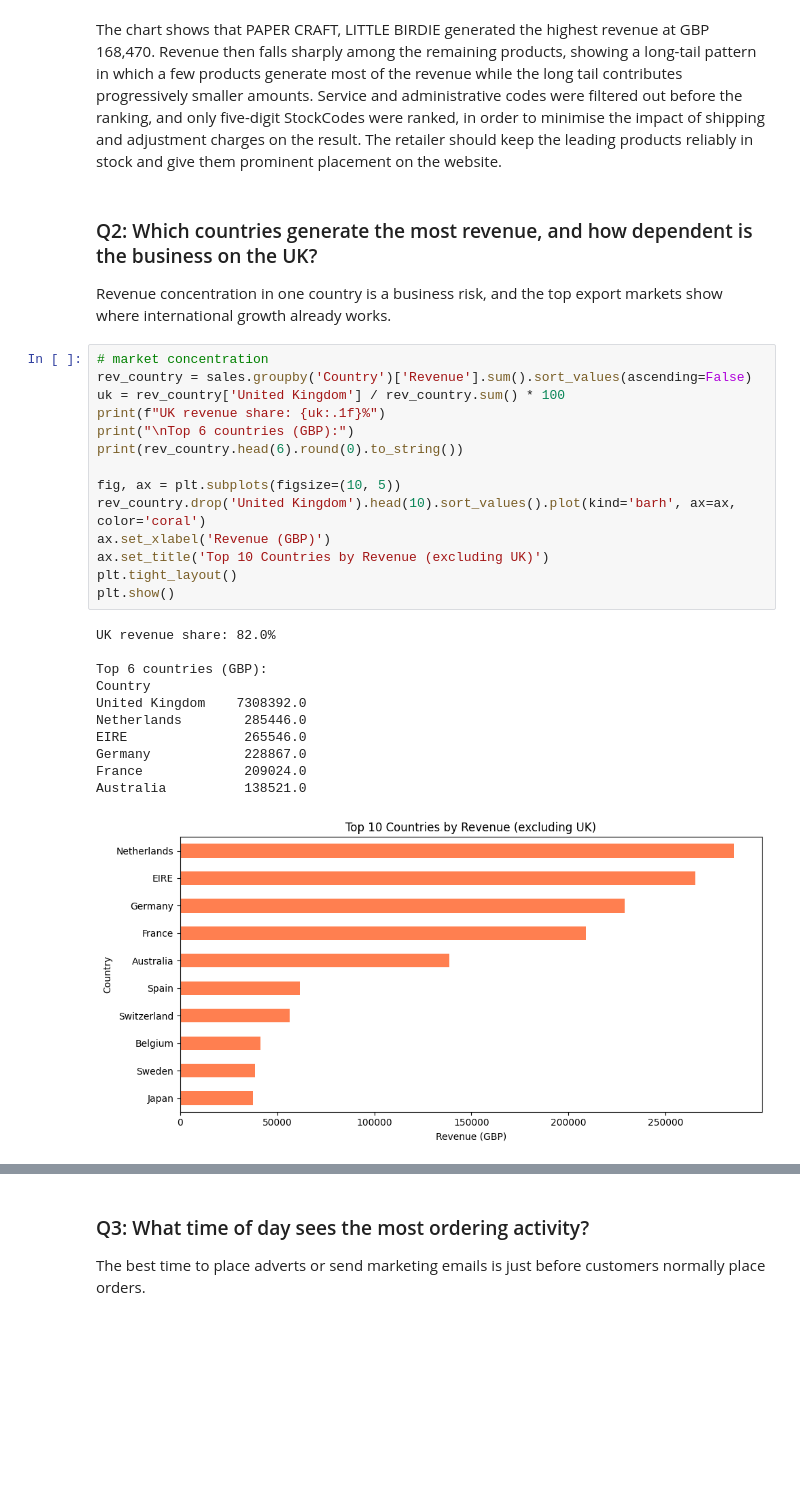
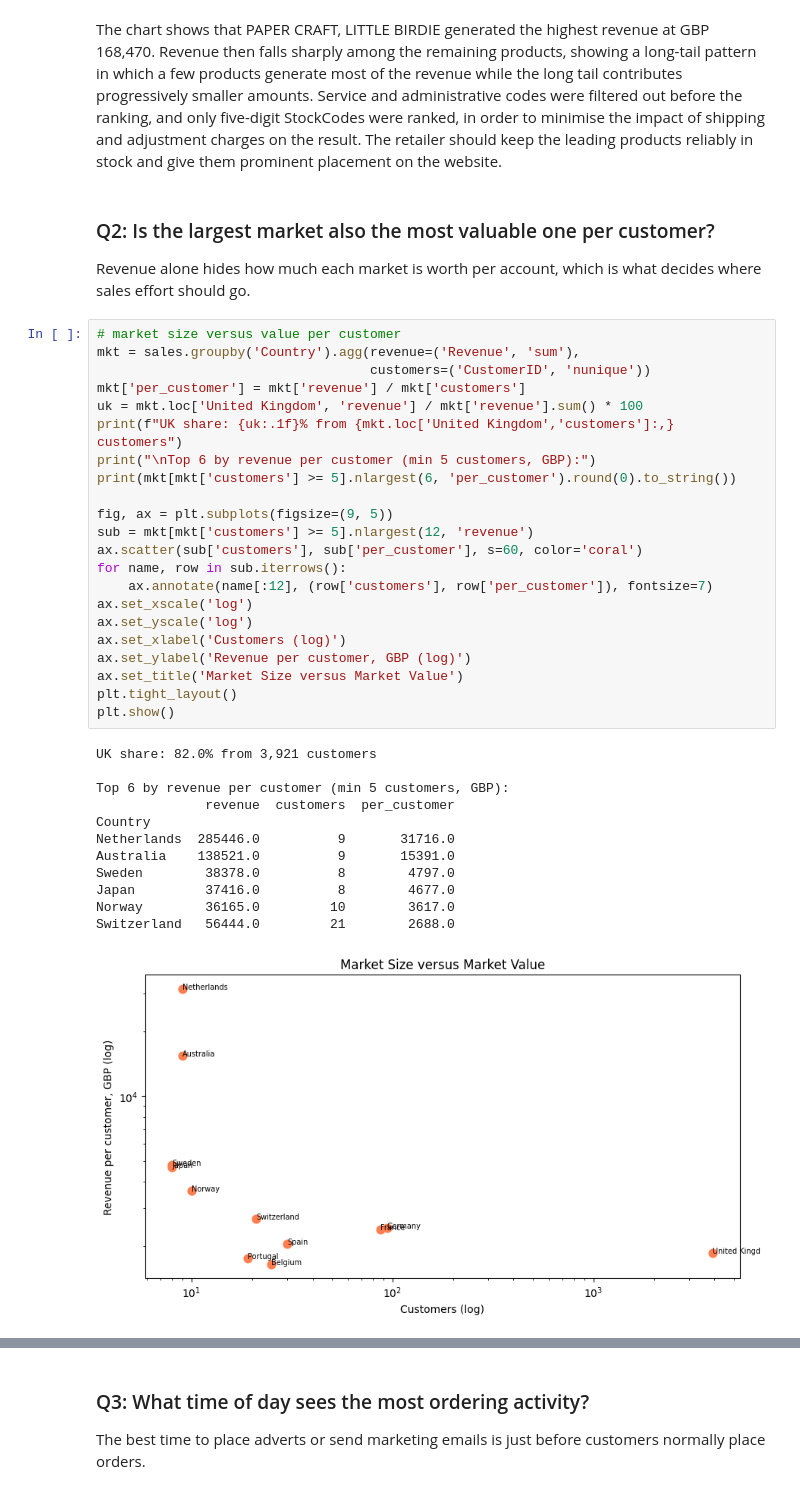
Before and after one commit to sonu2002/M504-AI-Applications-GH1057991, a Jupyter notebook: M504_GH1057991.ipynb, the cells around one changed output, grey strips where cells are left out. Drawn from its saved outputs; the diff is of its cells as text; blank space fills up the shorter version.

```diff
--- a/M504_GH1057991.ipynb
+++ b/M504_GH1057991.ipynb
@@ -164,33 +166,42 @@ MEDIUM CERAMIC TOP STORAGE JAR         81417.0
 # %% [markdown]
 The chart shows that PAPER CRAFT, LITTLE BIRDIE generated the highest revenue at GBP 168,470. Revenue then falls sharply among the remaining products, showing a long-tail pattern in which a few products generate most of the revenue while the long tail contributes progressively smaller amounts. Service and administrative codes were filtered out before the ranking, and only five-digit StockCodes were ranked, in order to minimise the impact of shipping and adjustment charges on the result. The retailer should keep the leading products reliably in stock and give them prominent placement on the website.
 # %% [markdown]
-### Q2: Which countries generate the most revenue, and how dependent is the business on the UK?
+### Q2: Is the largest market also the most valuable one per customer?
 
-Revenue concentration in one country is a business risk, and the top export markets show where international growth already works.
+Revenue alone hides how much each market is worth per account, which is what decides where sales effort should go.
 # %%
-# market concentration
-rev_country = sales.groupby('Country')['Revenue'].sum().sort_values(ascending=False)
-uk = rev_country['United Kingdom'] / rev_country.sum() * 100
-print(f"UK revenue share: {uk:.1f}%")
-print("\nTop 6 countries (GBP):")
-print(rev_country.head(6).round(0).to_string())
+# market size versus value per customer
+mkt = sales.groupby('Country').agg(revenue=('Revenue', 'sum'),
+                                   customers=('CustomerID', 'nunique'))
+mkt['per_customer'] = mkt['revenue'] / mkt['customers']
+uk = mkt.loc['United Kingdom', 'revenue'] / mkt['revenue'].sum() * 100
+print(f"UK share: {uk:.1f}% from {mkt.loc['United Kingdom','customers']:,} customers")
+print("\nTop 6 by revenue per customer (min 5 customers, GBP):")
+print(mkt[mkt['customers'] >= 5].nlargest(6, 'per_customer').round(0).to_string())
 
-fig, ax = plt.subplots(figsize=(10, 5))
-rev_country.drop('United Kingdom').head(10).sort_values().plot(kind='barh', ax=ax, color='coral')
-ax.set_xlabel('Revenue (GBP)')
-ax.set_title('Top 10 Countries by Revenue (excluding UK)')
+fig, ax = plt.subplots(figsize=(9, 5))
+sub = mkt[mkt['customers'] >= 5].nlargest(12, 'revenue')
+ax.scatter(sub['customers'], sub['per_customer'], s=60, color='coral')
+for name, row in sub.iterrows():
+    ax.annotate(name[:12], (row['customers'], row['per_customer']), fontsize=7)
+ax.set_xscale('log')
+ax.set_yscale('log')
+ax.set_xlabel('Customers (log)')
+ax.set_ylabel('Revenue per customer, GBP (log)')
+ax.set_title('Market Size versus Market Value')
 plt.tight_layout()
 plt.show()
 # %% [output]
-UK revenue share: 82.0%
+UK share: 82.0% from 3,921 customers
 
-Top 6 countries (GBP):
+Top 6 by revenue per customer (min 5 customers, GBP):
+              revenue  customers  per_customer
 Country
-United Kingdom    7308392.0
-Netherlands        285446.0
-EIRE               265546.0
-Germany            228867.0
-France             209024.0
-Australia          138521.0
+Netherlands  285446.0          9       31716.0
+Australia    138521.0          9       15391.0
+Sweden        38378.0          8        4797.0
+Japan         37416.0          8        4677.0
+Norway        36165.0         10        3617.0
+Switzerland   56444.0         21        2688.0
-[figure, old version]
+[figure, new version]
 # %% [markdown]
```
Also changed, not shown: parts of 13 cells of this notebook, 1 other file.
